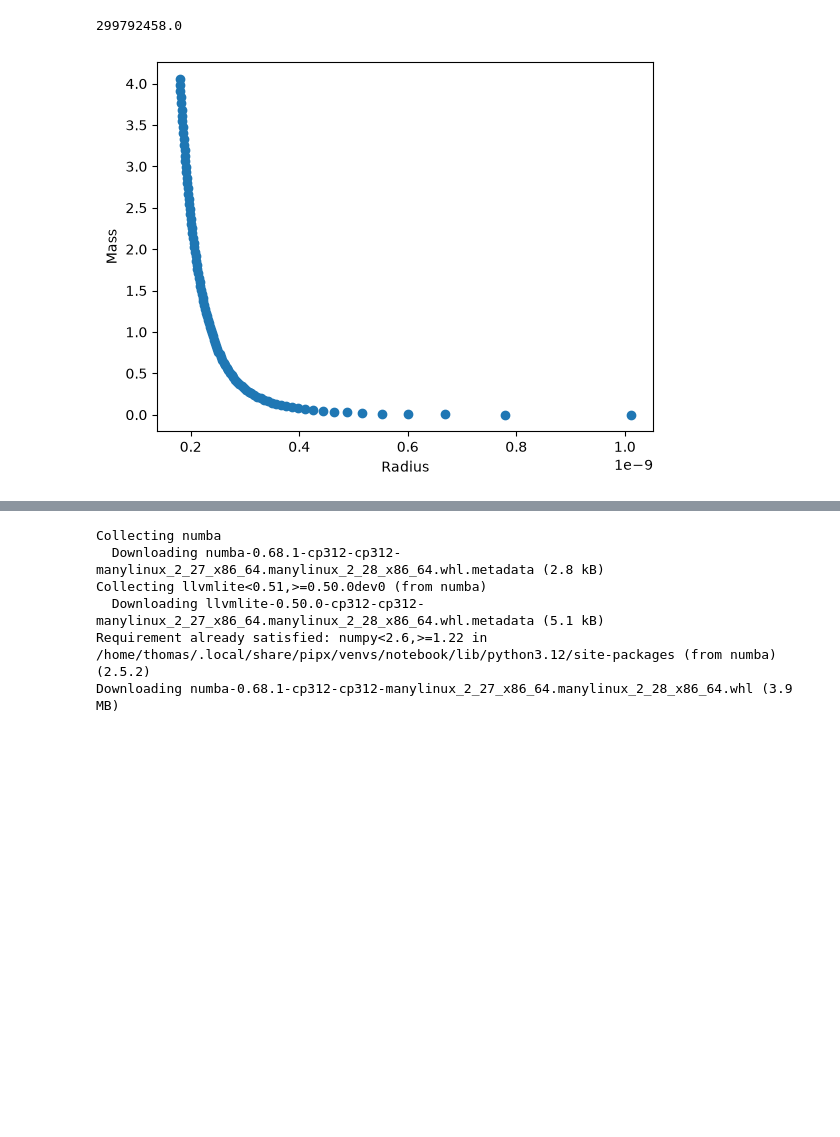
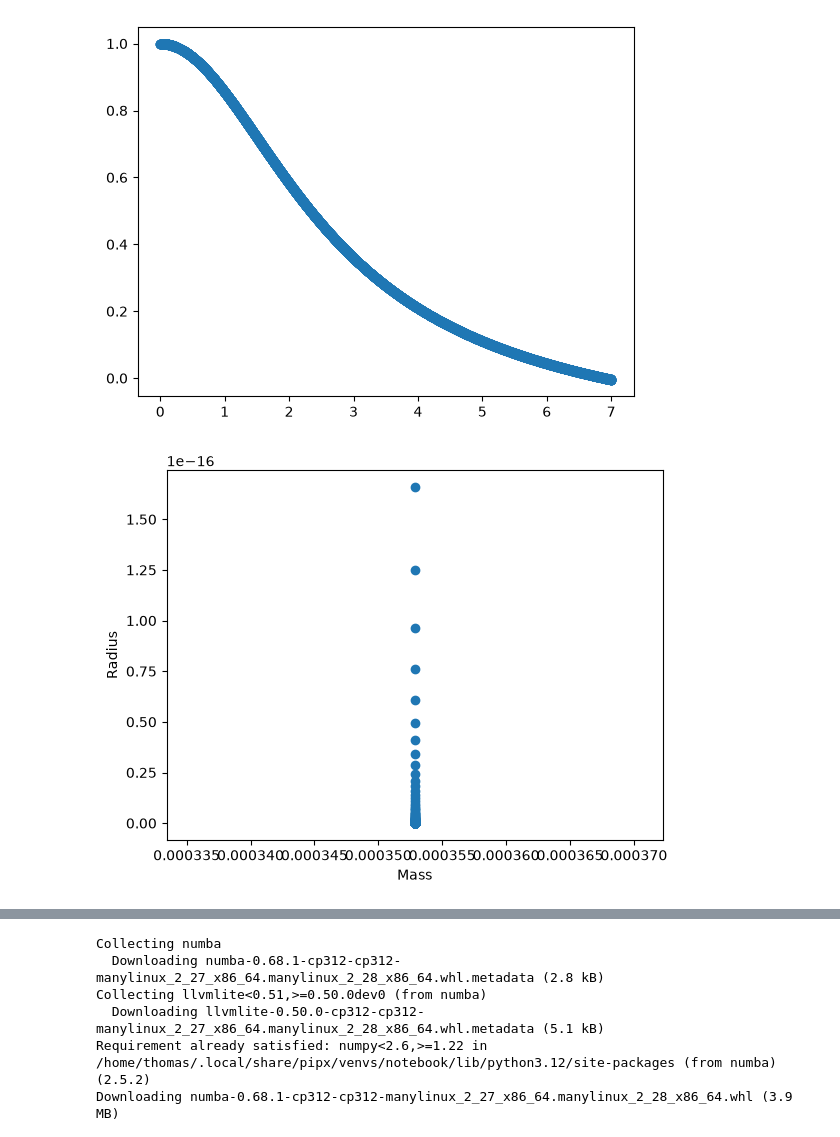
Before and after one commit to ThomasJenkins-phys/Comproj, a Jupyter notebook: Computing Project.ipynb, the cells around one changed output, grey strips where cells are left out. Drawn from its saved outputs; the diff is of its cells as text; code cells hidden in the pictures; blank space fills up the shorter version.

Commit message:
Re-doing in terms of the mass pressure eqn. Defined Constants and eqns.

```diff
--- a/Computing Project.ipynb
+++ b/Computing Project.ipynb
@@ -70,19 +70,24 @@ import math
 
 
 c = cst.c.value # speed of light
-atomic_ratio = 2
+atomic_ratio = 2 #A/Z
 m_N = (cst.m_n.value + cst.m_p.value)/2
-gamma = 5/3
+gamma = 4/3
 R_0 = (cst.G.value * cst.M_sun.value) / (c**2)
-eps_0 = np.linspace(100000000, 10000000000, 100)
+eps_0 = np.linspace(100000, 10000000, 1000)
+solar_mass = cst.M_sun.value
+solar_radius = cst.R_sun.value
+
 
 # for n = 3 use 7000, 0.001
 # for n = 3/2 use 4000, 0.001
-steps = 4000
+steps = 7000
 infintesimal = 0.001
 order_n = 1
 initial_radius = 0.000000000001
-ns = [3/2]
+ns = [3]
+
+K_rel = (cst.hbar.value * c) / (12 * math.pi **2 ) * ((3 * math.pi ** 2) / (2 * m_N * c **2)) ** (gamma)
 
 
 X = np.array([0., 1.]) # these are initial conditions
@@ -160,16 +165,16 @@ def linear_extrapolator(xs, ys, dx_to_0, last_known_x_position, last_known_x):
 
 
 
-# plt.figure()
+plt.figure()
 
 
 for k in range(len(ns)):
     solved = RK4(Lane_Emden, X, initial_radius, infintesimal, steps, n = ns[k])
-    # plt.scatter(initial_radius + infintesimal * np.arange(steps + 1), solved[:,1])
+    plt.scatter(initial_radius + infintesimal * np.arange(steps + 1), solved[:,1])
 
 ax = plt.gca()
 
-# plt.show()
+plt.show()
 
 
 
@@ -199,43 +204,52 @@ xi_1 = zero_finder_dict[0]
 # [postion in x where the function is 0, the position in the array where x is last positive, the dx to reach the interpolated 0 of the function]
 # (xs, ys, dx_to_0, last_known_x_position, last_known_x)
 
 theta_prime_1_inter = abs(linear_extrapolator(xi_values, solved[:,0], zero_finder_dict[2], zero_finder_dict[1],  zero_finder_dict[0])) #DO NOT LEAVE THIS HERE
 # ################################################################################################################################################################
 # # End MUST CHANGE
 # ################################################################################################################################################################
 
 
 # print("For value of n = " +str(n) + " $\ix$ is : " +str(xi_1))
 # print("theta prime * xi^2 = " +str(theta_prime_1_inter))
 
 K_nr = (cst.hbar.value**2) / (15 *math.pi**2 * cst.m_e.value) * ((3 * math.pi * (1/atomic_ratio) / (m_N * c**2))**(5/3))
 
 
 
 
 
-print(cst.c.value)
 MASS = []
 RADIUS = []
 
+# for i in range(len(eps_0)):
+#     Mass_constants = (4 * math.pi * (((n + 1) * K_nr)/ (4 * math.pi * cst.G.value))**(3/2) * (eps_0[i])**((3-n)/2*n))
+#     Radius_constants = (((n + 1) * K_nr)/ (4 * math.pi * cst.G.value))**(1/2)
+#     MASS.append((Mass_constants * (eps_0[i] ** ((3-n)/2) * (theta_prime_1_inter))) * solar_mass)
+
+#     RADIUS.append((Radius_constants * eps_0[i] ** ((1-n)/2*n) * xi_1) * solar_radius)
+
+
+
 for i in range(len(eps_0)):
-    Mass_constants = 4 * math.pi * (((n + 1) * K_nr)/ (4 * math.pi * cst.G.value))**(3/2) * (eps_0[i])**((3-n)/2*n)
-    Radius_constants = (((n + 1) * K_nr)/ (4 * math.pi * cst.G.value))**(1/2)
-    MASS.append(Mass_constants * (eps_0[i] ** ((3-n)/2) * (theta_prime_1_inter)))
+    Mass_constants = (4 * math.pi * (((n + 1) * K_rel)/ (4 * math.pi * cst.G.value))**(3/2) * (eps_0[i])**((3-n)/2*n))
+    Radius_constants = (((gamma * K_rel)/ ((gamma - 1)*4 * math.pi * cst.G.value)))**(1/2)
 
-    RADIUS.append(Radius_constants * eps_0[i] ** ((1-n)/2*n) * xi_1)
+    MASS.append((Mass_constants * (eps_0[i] ** ((2 * (gamma - 4/3))/3) * (theta_prime_1_inter))) )
+    RADIUS.append((Radius_constants * eps_0[i] ** ((1-n)/2*n) * xi_1) )
 
-plt.ylabel('Mass')
-plt.xlabel('Radius')
-plt.scatter(RADIUS,MASS)
+
+plt.ylabel('Radius')
+plt.xlabel('Mass')
+plt.scatter(MASS,RADIUS)
 plt.show()
 
 
 # MASS = Mass_constants * (eps_0 ** ((3-n)/2) * (theta_prime_1_inter))
 # RADIUS = Radius_constants * eps_0 ** ((1-n)/2*n) * xi_1
 # %% [output]
-299792458.0
-[figure, old version]
+[figure, new version]
+[figure, added]
 # %%
 #######################################################
             # >>>> Using solve_ivp <<<< #
```
Also changed, not shown: parts of 2 cells of this notebook.
